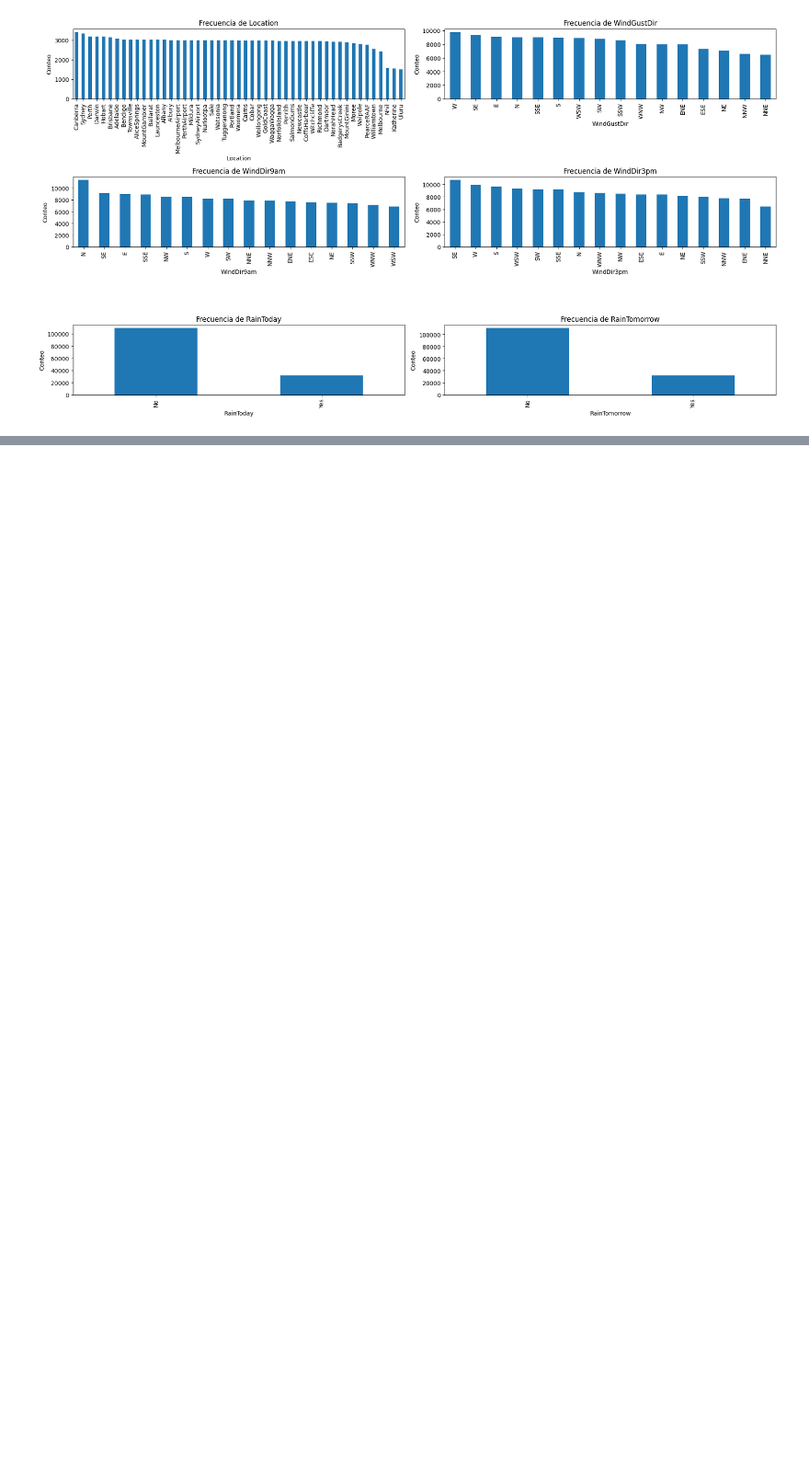
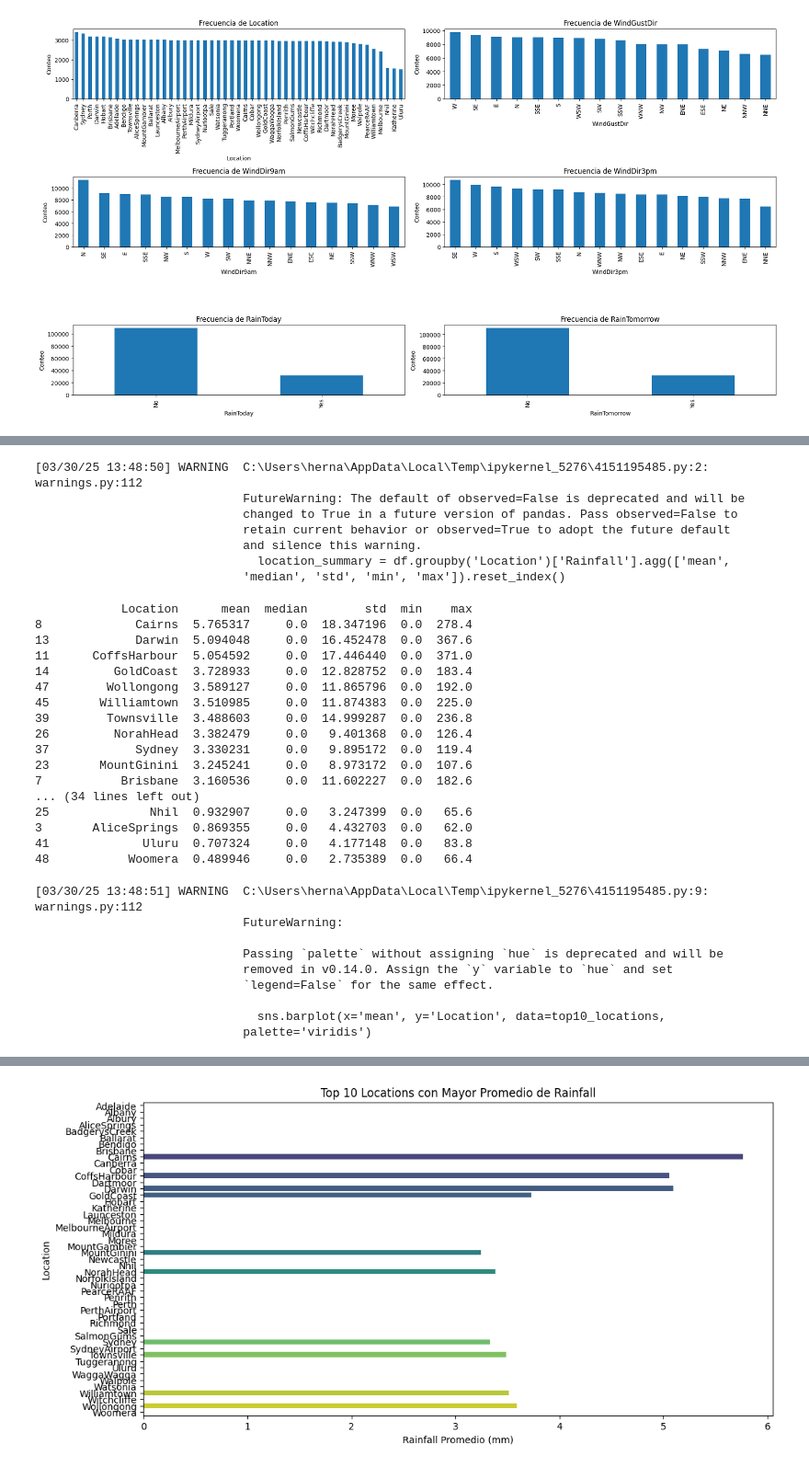
Before and after one commit to h-garrido/weather-aus, a Jupyter notebook: notebooks/exploracion_inicial.ipynb, the cells around one changed output, grey strips where cells are left out. Shown at 92% size. Drawn from its saved outputs; the diff is of its cells as text; code cells hidden in the pictures; blank space fills up the shorter version.

```diff
--- a/notebooks/exploracion_inicial.ipynb
+++ b/notebooks/exploracion_inicial.ipynb
@@ -309,0 +513,48 @@ plt.show()
+# %%
+# Estadísticas resumidas de Rainfall por Location
+location_summary = df.groupby('Location')['Rainfall'].agg(['mean', 'median', 'std', 'min', 'max']).reset_index()
+location_summary.sort_values(by='mean', ascending=False, inplace=True)
+print(location_summary)
+
+# Visualización: Promedio de Rainfall por Location (top 10)
+top10_locations = location_summary.head(10)
+plt.figure(figsize=(12,6))
+sns.barplot(x='mean', y='Location', data=top10_locations, palette='viridis')
+plt.title('Top 10 Locations con Mayor Promedio de Rainfall')
+plt.xlabel('Rainfall Promedio (mm)')
+plt.ylabel('Location')
+plt.show()
+# %% [output]
+[03/30/25 13:48:50] WARNING  C:\Users\herna\AppData\Local\Temp\ipykernel_5276\4151195485.py:2:      warnings.py:112
+                             FutureWarning: The default of observed=False is deprecated and will be
+                             changed to True in a future version of pandas. Pass observed=False to
+                             retain current behavior or observed=True to adopt the future default
+                             and silence this warning.
+                               location_summary = df.groupby('Location')['Rainfall'].agg(['mean',
+                             'median', 'std', 'min', 'max']).reset_index()
+            Location      mean  median        std  min    max
+8             Cairns  5.765317     0.0  18.347196  0.0  278.4
+13            Darwin  5.094048     0.0  16.452478  0.0  367.6
+11      CoffsHarbour  5.054592     0.0  17.446440  0.0  371.0
+14         GoldCoast  3.728933     0.0  12.828752  0.0  183.4
+47        Wollongong  3.589127     0.0  11.865796  0.0  192.0
+45       Williamtown  3.510985     0.0  11.874383  0.0  225.0
+39        Townsville  3.488603     0.0  14.999287  0.0  236.8
+26         NorahHead  3.382479     0.0   9.401368  0.0  126.4
+37            Sydney  3.330231     0.0   9.895172  0.0  119.4
+23       MountGinini  3.245241     0.0   8.973172  0.0  107.6
+7           Brisbane  3.160536     0.0  11.602227  0.0  182.6
+... (34 lines left out)
+25              Nhil  0.932907     0.0   3.247399  0.0   65.6
+3       AliceSprings  0.869355     0.0   4.432703  0.0   62.0
+41             Uluru  0.707324     0.0   4.177148  0.0   83.8
+48           Woomera  0.489946     0.0   2.735389  0.0   66.4
+[03/30/25 13:48:51] WARNING  C:\Users\herna\AppData\Local\Temp\ipykernel_5276\4151195485.py:9:      warnings.py:112
+                             FutureWarning:
+
+                             Passing `palette` without assigning `hue` is deprecated and will be
+                             removed in v0.14.0. Assign the `y` variable to `hue` and set
+                             `legend=False` for the same effect.
+
+                               sns.barplot(x='mean', y='Location', data=top10_locations,
+                             palette='viridis')
@@ -309,0 +562 @@ plt.show()
+[figure, added]
```
Also changed, not shown: parts of 16 cells of this notebook, 8 other files.
